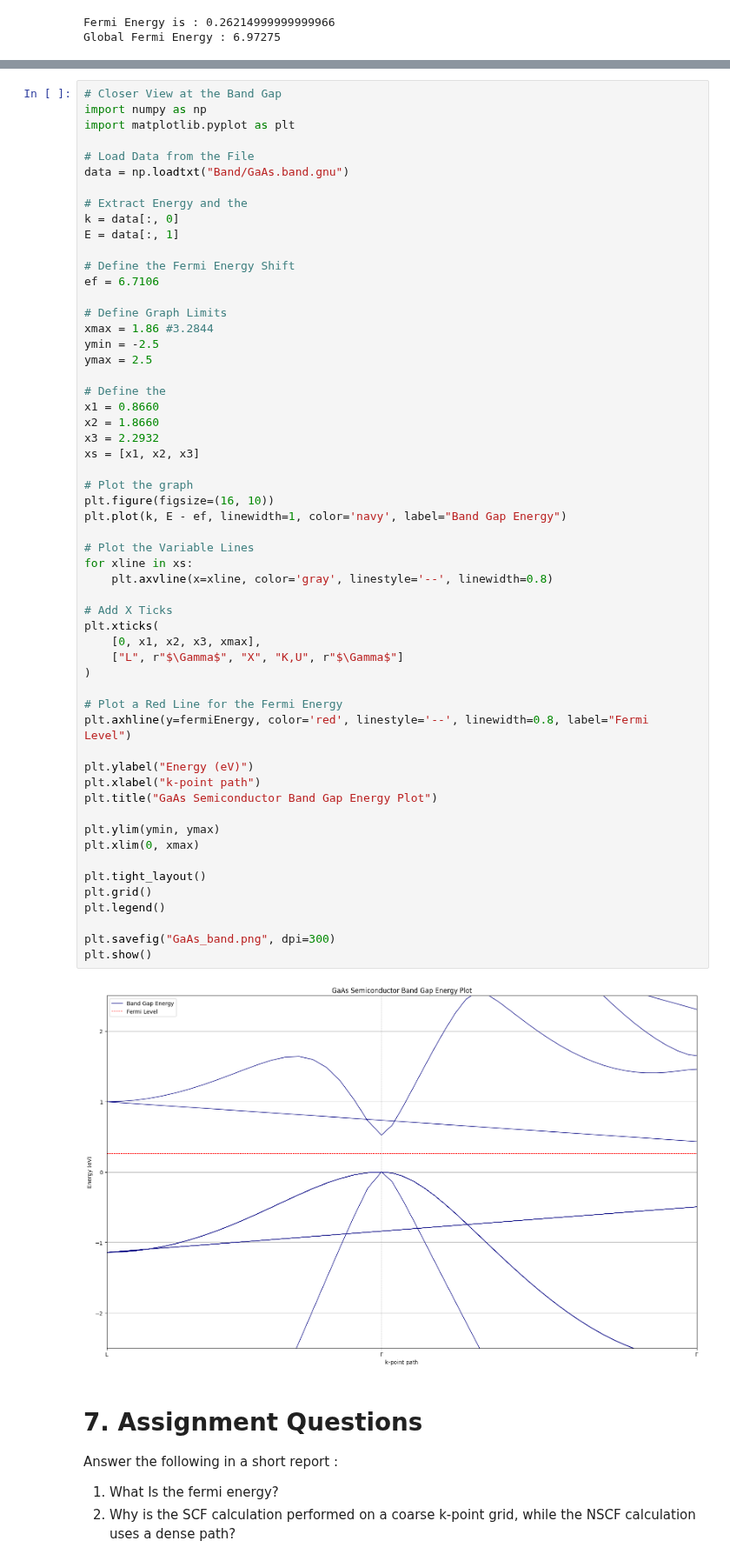
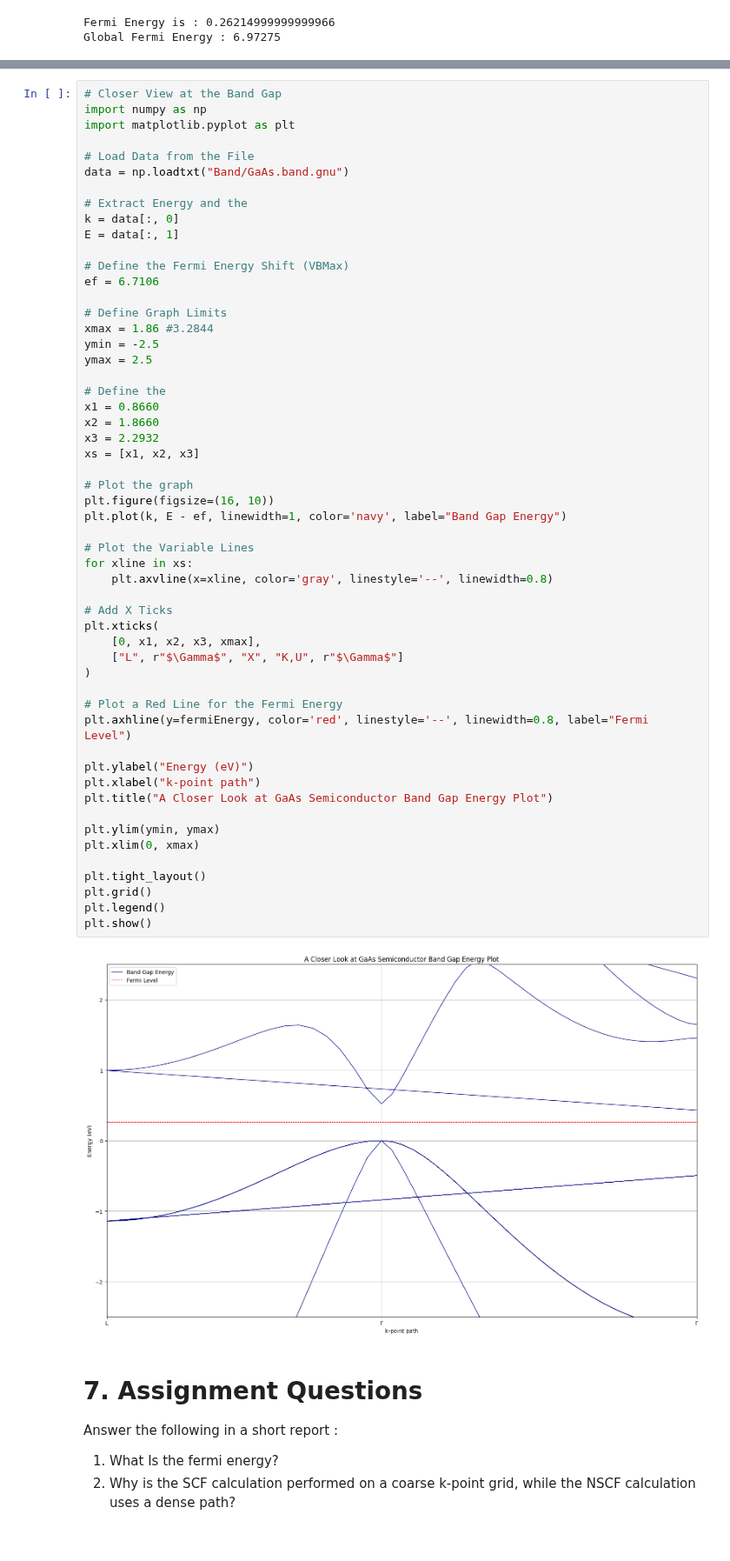
Before and after one commit to MrDNAlex/NE-451-Simulation-Methods, a Jupyter notebook: Labs/Lab3-Assignment/Band-Structure.ipynb, the cells around one changed output, grey strips where cells are left out. Shown at 87% size. Cells and saved outputs as stored; diff of their text form.

```diff
--- a/Labs/Lab3-Assignment/Band-Structure.ipynb
+++ b/Labs/Lab3-Assignment/Band-Structure.ipynb
@@ -495,7 +504,7 @@ data = np.loadtxt("Band/GaAs.band.gnu")
 k = data[:, 0]
 E = data[:, 1]
 
-# Define the Fermi Energy Shift
+# Define the Fermi Energy Shift (VBMax)
 ef = 6.7106
 
 # Define Graph Limits
@@ -510,37 +519,35 @@ x3 = 2.2932
 xs = [x1, x2, x3]
 
 # Plot the graph
 plt.figure(figsize=(16, 10))
 plt.plot(k, E - ef, linewidth=1, color='navy', label="Band Gap Energy")
 
 # Plot the Variable Lines
 for xline in xs:
     plt.axvline(x=xline, color='gray', linestyle='--', linewidth=0.8)
 
 # Add X Ticks
 plt.xticks(
     [0, x1, x2, x3, xmax],
     ["L", r"$\Gamma$", "X", "K,U", r"$\Gamma$"]
 )
 
 # Plot a Red Line for the Fermi Energy
 plt.axhline(y=fermiEnergy, color='red', linestyle='--', linewidth=0.8, label="Fermi Level")
 
 plt.ylabel("Energy (eV)")
 plt.xlabel("k-point path")
-plt.title("GaAs Semiconductor Band Gap Energy Plot")
+plt.title("A Closer Look at GaAs Semiconductor Band Gap Energy Plot")
 
 plt.ylim(ymin, ymax)
 plt.xlim(0, xmax)
 
 plt.tight_layout()
 plt.grid()
 plt.legend()
-
-plt.savefig("GaAs_band.png", dpi=300)
 plt.show()
 # %% [output]
-[figure, old version]
+[figure, new version]
 # %% [markdown]
 # 7. Assignment Questions
 Answer the following in a short report :
```
Also changed, not shown: parts of 6 cells of this notebook.
